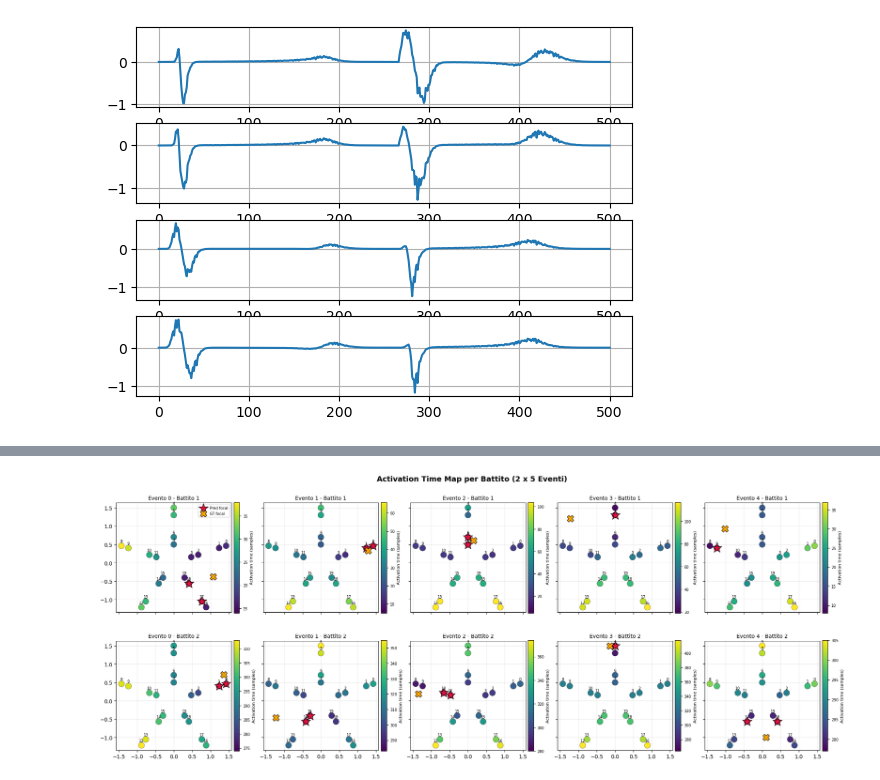
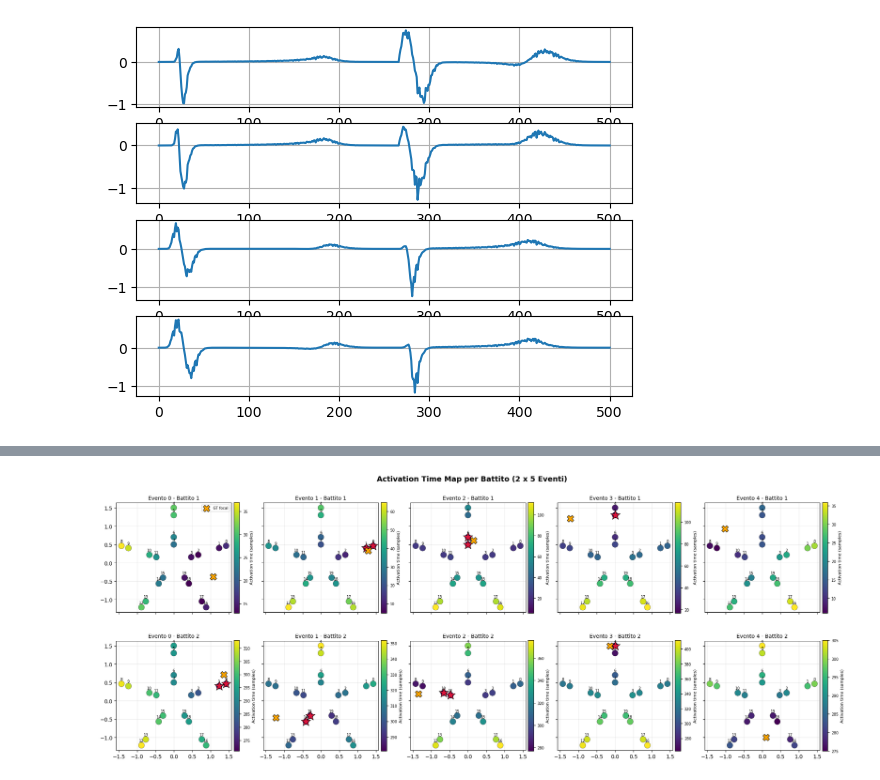
Before and after one commit to Stefano-Chiari/SubstrateFinder, a Jupyter notebook: checkpoint1.ipynb, the cells around one changed output, grey strips where cells are left out. Cells and saved outputs as stored; diff of their text form; code cells hidden in the pictures.

```diff
--- a/checkpoint1.ipynb
+++ b/checkpoint1.ipynb
@@ -53,10 +114,24 @@ def GroupSolutionCP1(signals_event):
     act_times = [[], []]
     qs_flags = [[], []]
 
+    #Soglia sulla derivata
+    # Calcoliamo la derivata per tutti i sensori contemporaneamente
+    ds_all = np.diff(signals_event, axis=1)
+
+    # Troviamo la pendenza negativa massima assoluta in tutto l'evento.
+    global_min_slope = np.min(ds_all)
+
+    # Fissiamo la soglia al 30% di questa pendenza massima
+    slope_threshold = 0.30 * global_min_slope
+
     for i in range(n_sensors):
         #Calcolo la derivata prima e identifico i minimi locali
         ds = np.diff(signals_event[i, :])
-        min_indices = argrelextrema(ds, np.less)[0]
+        all_min_indices = argrelextrema(ds, np.less)[0]
+
+        # TApplichiamo il filtro e teniamo SOLO i minimi che superano la soglia
+        valid_min_indices = [idx for idx in all_min_indices if ds[idx] <= slope_threshold]
+        min_indices = np.array(valid_min_indices)
 
         selected = []
         qs_status = [False, False]
@@ -110,11 +185,13 @@ def GroupSolutionCP1(signals_event):
         times = np.array(act_times[j])
         flags = np.array(qs_flags[j])
 
+        #Trovo il sensore che si attiva prima e considero come focus tutti quelli che si attivano entro time_tol da questo
         if np.any(np.isfinite(times)):
             min_t = np.min(times)
             focus_idxs = [idx for idx, t in enumerate(times) if t <= min_t + time_tol]
-            qs_candidates = [idx for idx in focus_idxs if flags[idx]]
+            qs_candidates = [idx for idx in focus_idxs if flags[idx]]   #Filtro quelli che hanno QS positivo
 
+            #Se ho 1 candidato, assegno 1. Se sono 2, valuto e assegno 0.5
             if qs_candidates:
                 qs_candidates.sort(key=lambda x: times[x])
 
@@ -158,7 +235,7 @@ if n_events == 1:
     axes = np.array(axes).reshape(2, 1)
 
 for ev in range(n_events):
-    sig_ev = signals[ev, :, :]
+    sig_ev = signals_filtered[ev, :, :]
 
     timings, LS = GroupSolutionCP1(sig_ev)
 
@@ -194,31 +271,31 @@ for ev in range(n_events):
         # Etichette sensori
         for i, (x, y) in enumerate(sensor_locs):
             ax.annotate(str(i), (x, y), fontsize=7, ha='center', va='bottom',
                         xytext=(0, 5), textcoords='offset points')
 
         # Overlay sensori focali predetti per quel battito (dove LS > 0)
         pred_idx = np.where(wave_ls > 0)[0]
         if len(pred_idx) > 0:
             ax.scatter(sensor_locs[pred_idx, 0], sensor_locs[pred_idx, 1],
                        marker='*', s=360, c='crimson', edgecolors='black',
                        linewidths=0.8, zorder=4, label='Pred focal')
 
         # GT focal del battito corrispondente, con controlli sui limiti degli array
         if ev < gt_focal.shape[0] and beat_idx < gt_focal.shape[1]:
             gp = gt_focal[ev, beat_idx]
             ax.scatter(gp[0], gp[1], marker='X', s=160, c='orange',
                        edgecolors='black', linewidths=0.8, zorder=5, label='GT focal')
 
         ax.set_title(f'Evento {ev} - Battito {beat_idx + 1}', fontsize=10)
         ax.set_aspect('equal')
         ax.grid(True, alpha=0.25)
 
         # Mostra la legenda
         if ev == 0 and beat_idx == 0:
             ax.legend(fontsize=7, loc='best')
 
 plt.suptitle('Activation Time Map per Battito (2 x 5 Eventi)', fontsize=14, fontweight='bold')
 plt.tight_layout()
 plt.show()
 # %% [output]
-[figure, old version]
+[figure, new version]
```
Also changed, not shown: parts of 2 cells of this notebook, 1 other file.
